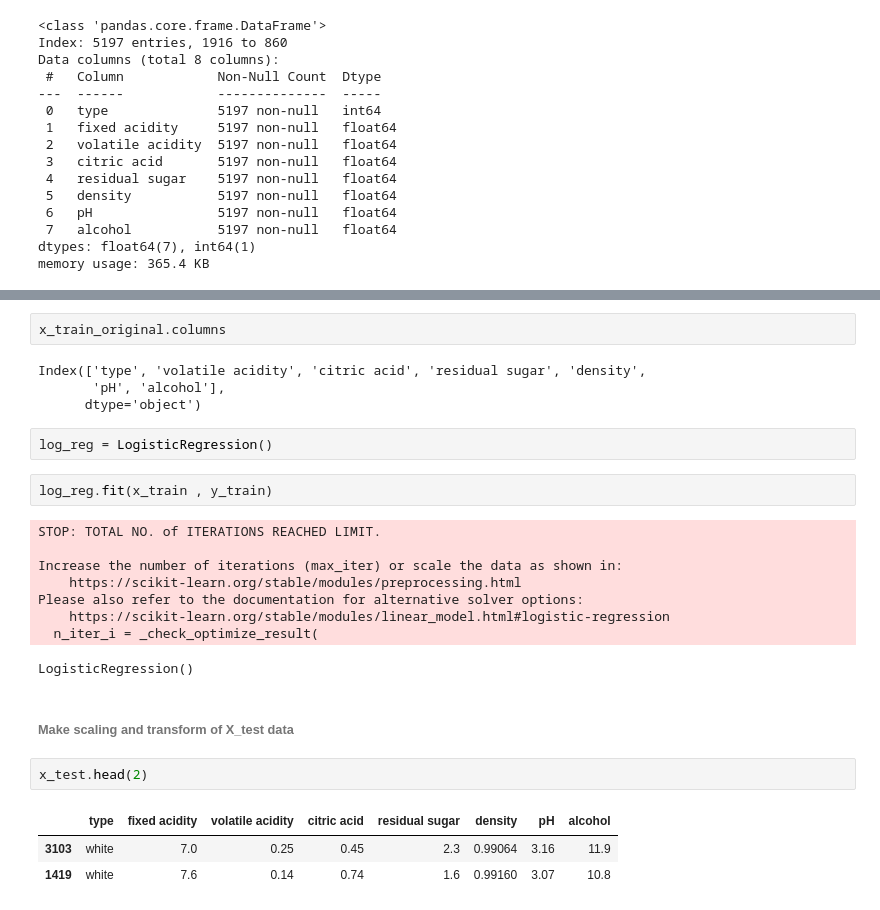
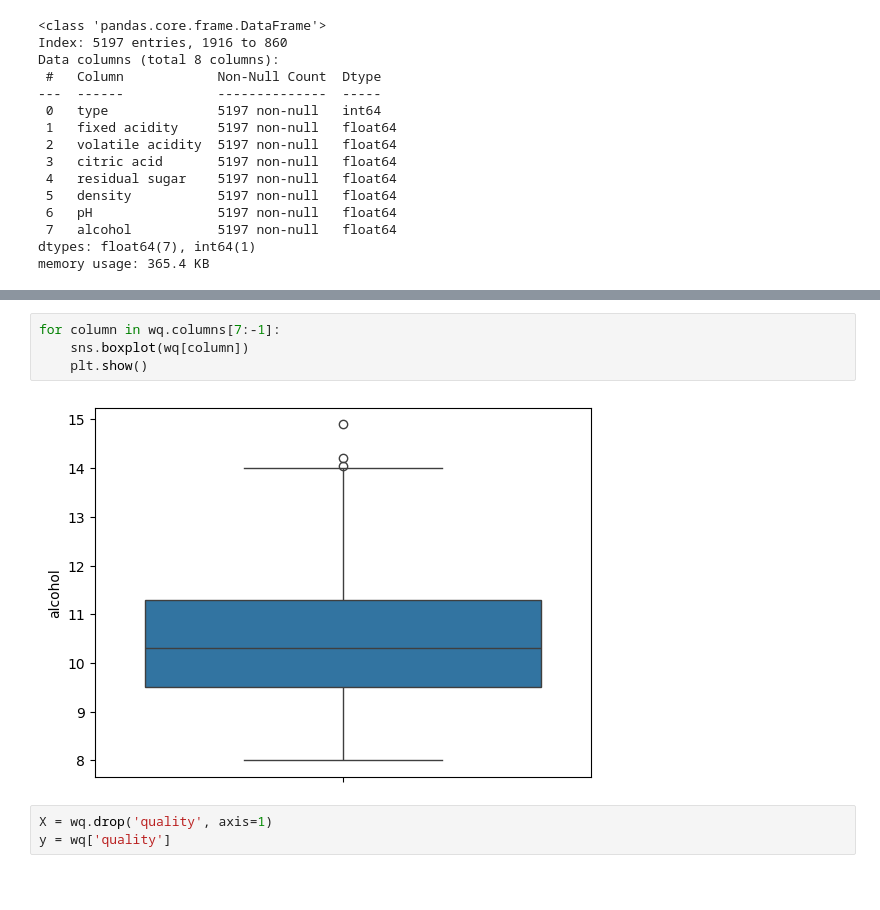
Before and after one commit to YuweAEC/wine_quality_prediction, a Jupyter notebook: data_preprocessing.ipynb, the cells around one changed output, grey strips where cells are left out. Drawn from its saved outputs; the diff is of its cells as text; blank space fills up the shorter version.

```diff
--- a/data_preprocessing.ipynb
+++ b/data_preprocessing.ipynb
@@ -218,27 +193,9 @@ log_reg = LogisticRegression()
-# %%
-x_train_original.columns
-# %% [output]
-Index(['type', 'volatile acidity', 'citric acid', 'residual sugar', 'density',
-       'pH', 'alcohol'],
-      dtype='object')
-# %%
-log_reg = LogisticRegression()
-# %%
-log_reg.fit(x_train , y_train)
-# %% [output]
-STOP: TOTAL NO. of ITERATIONS REACHED LIMIT.
-
-Increase the number of iterations (max_iter) or scale the data as shown in:
-    https://scikit-learn.org/stable/modules/preprocessing.html
-Please also refer to the documentation for alternative solver options:
-    https://scikit-learn.org/stable/modules/linear_model.html#logistic-regression
-  n_iter_i = _check_optimize_result(
-LogisticRegression()
-# %% [markdown]
-###### Make scaling and transform of X_test data
-# %%
-x_test.head(2)
-# %% [output]
-|  | type | fixed acidity | volatile acidity | citric acid | residual sugar | density | pH | alcohol |
-| 3103 | white | 7.0 | 0.25 | 0.45 | 2.3 | 0.99064 | 3.16 | 11.9 |
-| 1419 | white | 7.6 | 0.14 | 0.74 | 1.6 | 0.99160 | 3.07 | 10.8 |
+# %%
+for column in wq.columns[7:-1]:
+    sns.boxplot(wq[column])
+    plt.show()
+# %% [output]
+[figure, added]
+# %%
+X = wq.drop('quality', axis=1)
+y = wq['quality']
```
Also changed, not shown: parts of 6 cells of this notebook.
